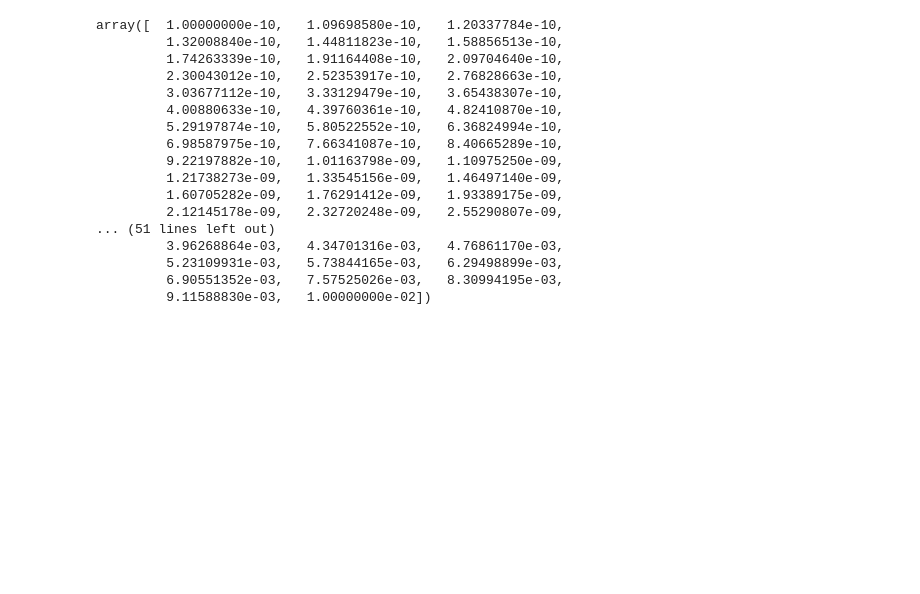
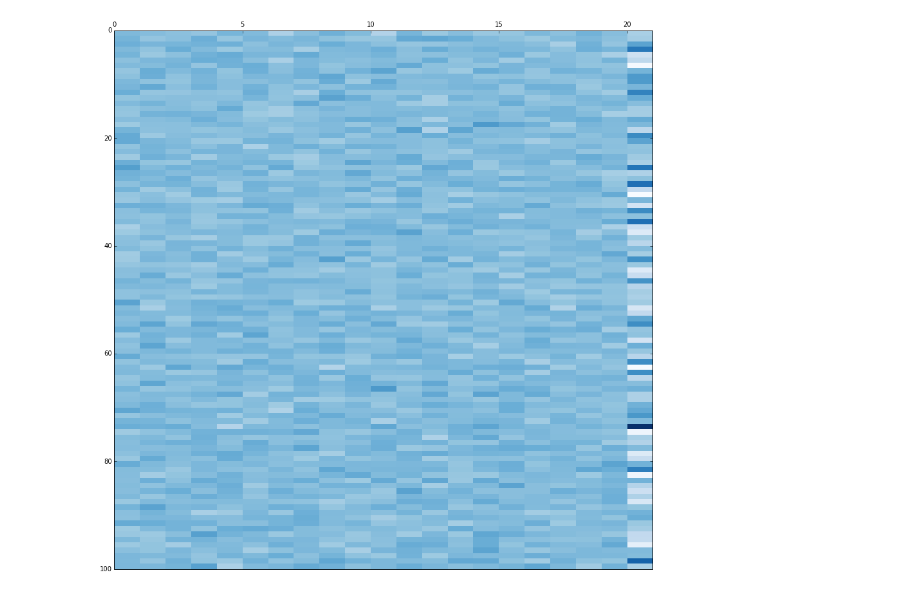
Before and after one commit to Kornel/varia, a Jupyter notebook: Gaussian p >> N.ipynb, the cells around one changed output. Saved outputs shown, nothing was run; the diff lists cells and outputs as text; code cells hidden in the pictures; blank space fills up the shorter version.

```diff
--- a/Gaussian p >> N.ipynb
+++ b/Gaussian p >> N.ipynb
@@ -75,34 +95,14 @@ plt.show()
 # %%
-
-
-data = generate_test_data(100, 20)
+(b, data) = generate_test_data(100, 20)
 
 plt.rcParams["figure.figsize"] = [15, 15]
 fig, ax = plt.subplots()
 heatmap = ax.pcolor(data, cmap=plt.cm.Blues)
 ax.invert_yaxis()
 ax.xaxis.tick_top()
 
 plt.xlim(0, 21)
 
 plt.show()
+# %% [output]
+[figure, added]
-# %%
-np.logspace(-10, -2, 200)
-# %% [output]
-array([  1.00000000e-10,   1.09698580e-10,   1.20337784e-10,
-         1.32008840e-10,   1.44811823e-10,   1.58856513e-10,
-         1.74263339e-10,   1.91164408e-10,   2.09704640e-10,
-         2.30043012e-10,   2.52353917e-10,   2.76828663e-10,
-         3.03677112e-10,   3.33129479e-10,   3.65438307e-10,
-         4.00880633e-10,   4.39760361e-10,   4.82410870e-10,
-         5.29197874e-10,   5.80522552e-10,   6.36824994e-10,
-         6.98587975e-10,   7.66341087e-10,   8.40665289e-10,
-         9.22197882e-10,   1.01163798e-09,   1.10975250e-09,
-         1.21738273e-09,   1.33545156e-09,   1.46497140e-09,
-         1.60705282e-09,   1.76291412e-09,   1.93389175e-09,
-         2.12145178e-09,   2.32720248e-09,   2.55290807e-09,
-... (51 lines left out)
-         3.96268864e-03,   4.34701316e-03,   4.76861170e-03,
-         5.23109931e-03,   5.73844165e-03,   6.29498899e-03,
-         6.90551352e-03,   7.57525026e-03,   8.30994195e-03,
-         9.11588830e-03,   1.00000000e-02])
```
Also changed, not shown: parts of 4 cells of this notebook, 1 other file.
